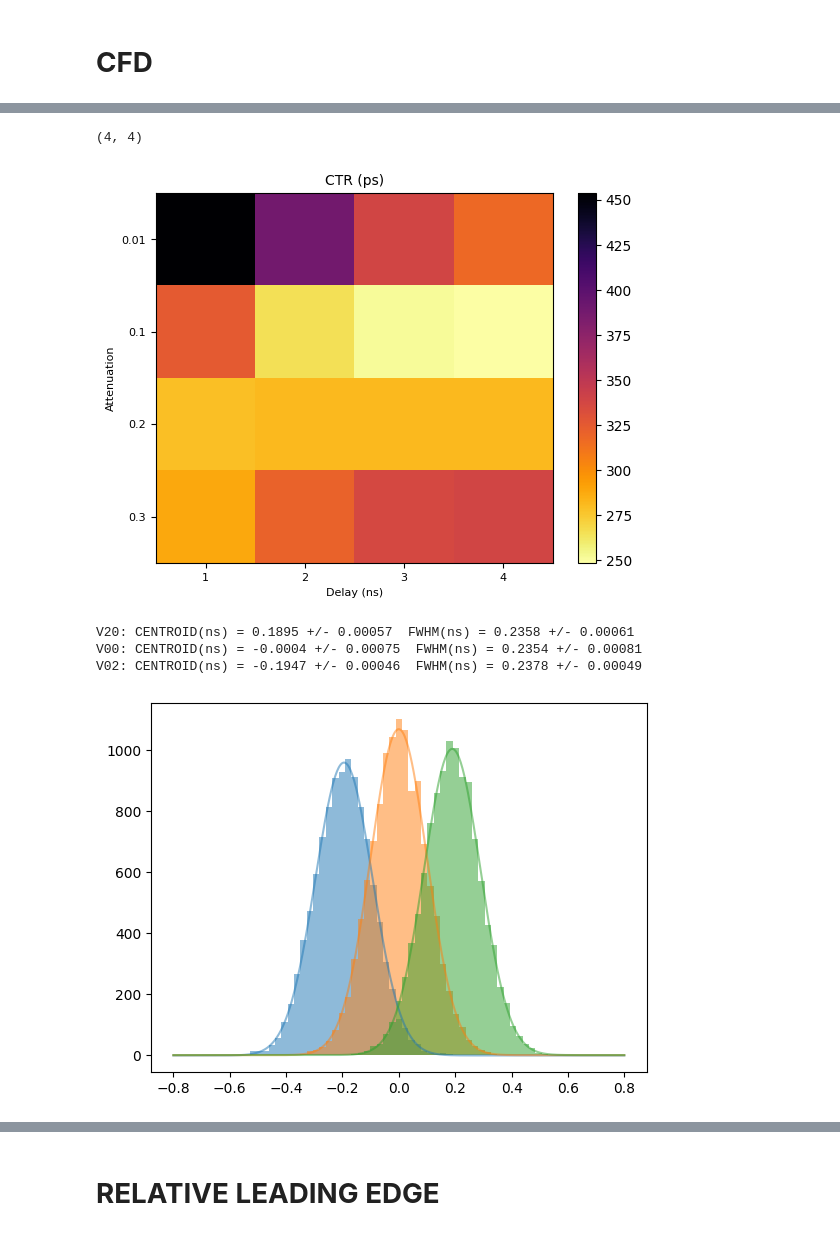
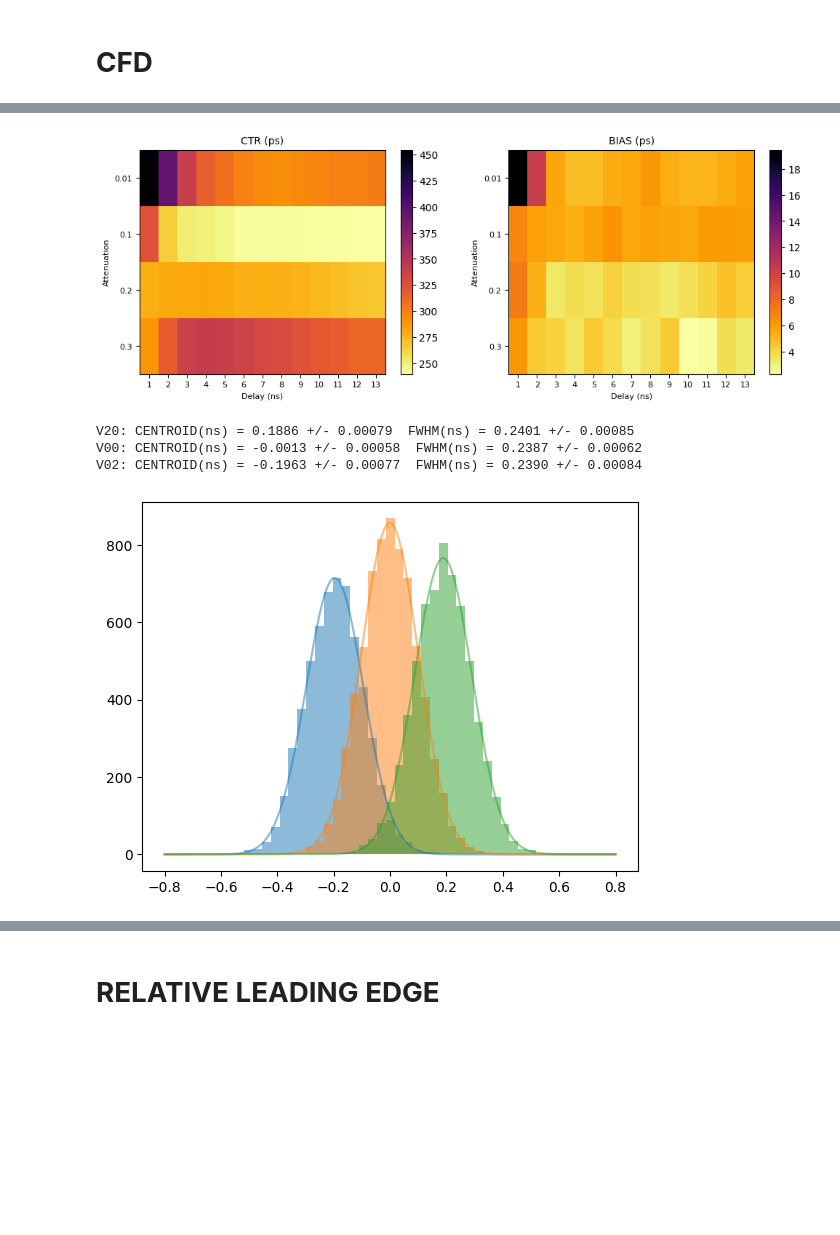
Before and after one commit to wjosefw/MLTiming, a Jupyter notebook: Traditional_methods.ipynb, the cells around one changed output, grey strips where cells are left out. Saved outputs shown, nothing was run; the diff lists cells and outputs as text; code cells hidden in the pictures; blank space fills up the shorter version.

Commit message:
Plot results of the grid search together for better visualization

```diff
--- a/Traditional_methods.ipynb
+++ b/Traditional_methods.ipynb
@@ -9,10 +9,9 @@ from functions import (Calculate_CFD, create_position, plot_gaussian, get_gaussi
 # Load data
 dir = '/home/josea/DEEP_TIMING/DEEP_TIMING_VS/Na22_filtered_data/'
 
-#non_normalized_data = np.load(os.path.join(dir,'pulsos_Na22_filt_norm_practica_polyfit_sin_normalizar.npz'))['data']
-data_82 = np.load(os.path.join(dir, 'Na22_82_norm_ALBA.npz'))['data']
-data_55 = np.load(os.path.join(dir, 'Na22_55_norm_ALBA.npz'))['data']
-data_28 = np.load(os.path.join(dir, 'Na22_28_norm_ALBA.npz'))['data']
+data_82 = np.load(os.path.join(dir, 'Na22_82_norm_ALBA_test.npz'))['data']
+data_55 = np.load(os.path.join(dir, 'Na22_55_norm_ALBA_test.npz'))['data']
+data_28 = np.load(os.path.join(dir, 'Na22_28_norm_ALBA_test.npz'))['data']
 # %%
 fraction = 0.064    # Fraction to attenuate pulse for CFD
 shift = 6.8         # Delay for CFD
@@ -27,7 +25,7 @@ positions = np.array([0.2, 0.0, -0.2])
 CTR = []
 avg_bias = []
 attenuation = np.array([0.01, 0.1, 0.2, 0.3])
-delay = np.array([1, 2, 3, 4])
+delay = np.array([1, 2, 3, 4, 5, 6, 7, 8, 9 ,10, 11, 12, 13])
 
 for i in range(attenuation.shape[0]):
     CTR_attenuation = []
@@ -83,17 +66,27 @@ for i in range(attenuation.shape[0]):
 # %%
 CTR = np.array(CTR, dtype = 'object')
-print(CTR.shape)
+BIAS = np.array(avg_bias, dtype = 'object')
 
+plt.figure(figsize = (12,4))
+plt.subplot(121)
 plt.imshow(CTR.astype('float32')*1000, cmap = 'inferno_r', interpolation = 'nearest', aspect = 'auto');
 plt.colorbar();
 plt.title('CTR (ps)', fontsize = 10);
 plt.ylabel('Attenuation', fontsize = 8);
 plt.xlabel('Delay (ns)', fontsize = 8);
 plt.yticks(np.arange(0, len(attenuation), 1).tolist(), attenuation.tolist(), fontsize = 8);  # X ticks at positions 3, 5, 7, 9
 plt.xticks(np.arange(0, len(delay), 1).tolist(), delay.tolist(), fontsize = 8);  # Y ticks from 1 to 8
+
+plt.subplot(122)
+plt.imshow(BIAS.astype('float32')*1000, cmap = 'inferno_r', interpolation = 'nearest', aspect = 'auto');
+plt.colorbar();
+plt.title('BIAS (ps)', fontsize = 10);
+plt.ylabel('Attenuation', fontsize = 8);
+plt.xlabel('Delay (ns)', fontsize = 8);
+plt.yticks(np.arange(0, len(attenuation), 1).tolist(), attenuation.tolist(), fontsize = 8);  # X ticks at positions 3, 5, 7, 9
+plt.xticks(np.arange(0, len(delay), 1).tolist(), delay.tolist(), fontsize = 8);  # Y ticks from 1 to 8
 # %% [output]
-(4, 4)
-[figure, old version]
+[figure, new version]
 # %%
 timestamps_CFD_dec0_DATA_00 = Calculate_CFD(data_55[:, :200, 0], fraction = fraction, shift = shift, time_step = time_step)
 timestamps_CFD_dec1_DATA_00 = Calculate_CFD(data_55[:, :200, 1], fraction = fraction, shift = shift, time_step = time_step)
@@ -121,10 +114,10 @@ print("V20: CENTROID(ns) = %.4f +/- %.5f  FWHM(ns) = %.4f +/- %.5f" % (params_V2
 print("V00: CENTROID(ns) = %.4f +/- %.5f  FWHM(ns) = %.4f +/- %.5f" % (params_V00[2], errors_V00[2], params_V00[3], errors_V00[3]))
 print("V02: CENTROID(ns) = %.4f +/- %.5f  FWHM(ns) = %.4f +/- %.5f" % (params_V02[2], errors_V02[2], params_V02[3], errors_V02[3]))
 # %% [output]
-V20: CENTROID(ns) = 0.1895 +/- 0.00057  FWHM(ns) = 0.2358 +/- 0.00061
-V00: CENTROID(ns) = -0.0004 +/- 0.00075  FWHM(ns) = 0.2354 +/- 0.00081
-V02: CENTROID(ns) = -0.1947 +/- 0.00046  FWHM(ns) = 0.2378 +/- 0.00049
+V20: CENTROID(ns) = 0.1886 +/- 0.00079  FWHM(ns) = 0.2401 +/- 0.00085
+V00: CENTROID(ns) = -0.0013 +/- 0.00058  FWHM(ns) = 0.2387 +/- 0.00062
+V02: CENTROID(ns) = -0.1963 +/- 0.00077  FWHM(ns) = 0.2390 +/- 0.00084
-[figure, old version]
+[figure, new version]
 # %%
 # -------------------------------------------------------------------------
 #--------------------------- BOOTSTRAPING ---------------------------------
```
Also changed, not shown: parts of 17 cells of this notebook.
